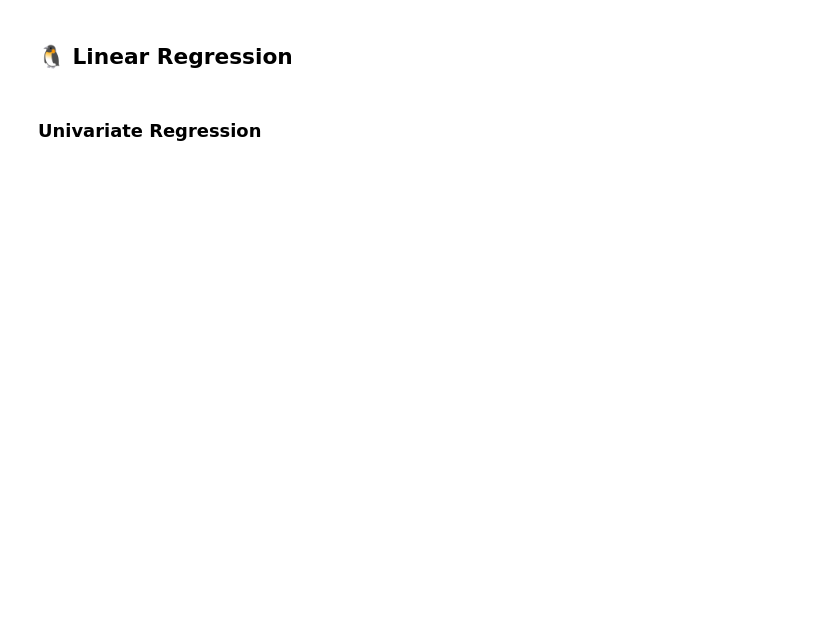
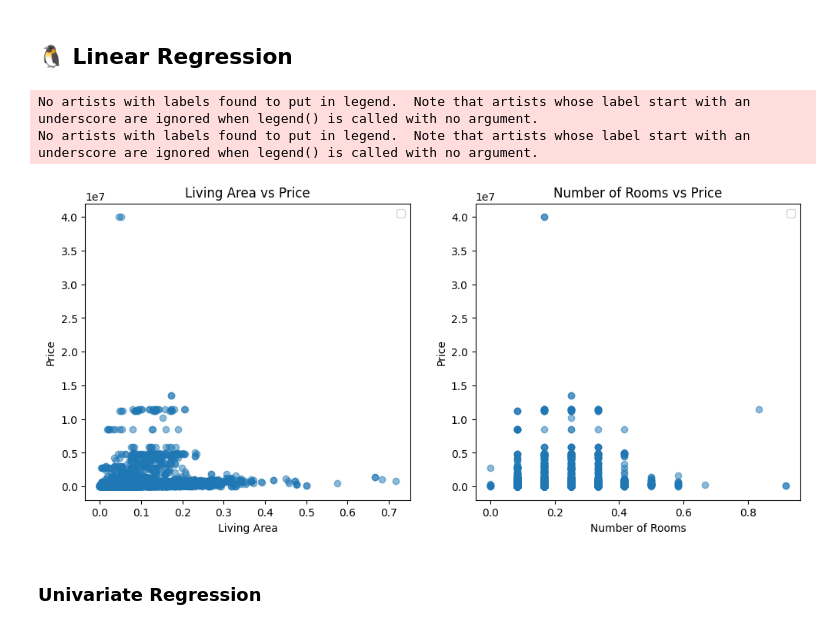
Before and after one commit to qadnguyen/realdata, a Jupyter notebook: notebooks/notebook_daniela.ipynb, the cells around one changed output. Drawn from its saved outputs; the diff is of its cells as text; code cells hidden in the pictures; blank space fills up the shorter version.

```diff
--- a/notebooks/notebook_daniela.ipynb
+++ b/notebooks/notebook_daniela.ipynb
@@ -657,4 +732,31 @@ sns.heatmap(
 # %% [markdown]
 ## 🐧 Linear Regression
+# %%
+import matplotlib.pyplot as plt
+
+fig, axs = plt.subplots(1, 2, figsize=(12, 5))  # 1 row, 2 columns
+
+filtered_data = data[data['ohe__property_type_Appartement'] == 1] #Apartment
+filtered_data2 = filtered_data[filtered_data['built'] == 1] #Apartments that are built
+
+# Plot Living area vs Sale price
+axs[0].scatter(filtered_data2['living_area_scaled'], filtered_data2['price'], alpha = 0.5)
+axs[0].set_title('Living Area vs Price')
+axs[0].set_ylabel('Price')
+axs[0].set_xlabel('Living Area')
+axs[0].legend()
+
+# Plot Number of rooms vs Sale price
+axs[1].scatter(filtered_data2['number_of_rooms_scaled'], filtered_data2['price'], alpha = 0.5)
+axs[1].set_title('Number of Rooms vs Price')
+axs[1].set_ylabel('Price')
+axs[1].set_xlabel('Number of Rooms')
+axs[1].legend()
+
+plt.show()
+# %% [output]
+No artists with labels found to put in legend.  Note that artists whose label start with an underscore are ignored when legend() is called with no argument.
+No artists with labels found to put in legend.  Note that artists whose label start with an underscore are ignored when legend() is called with no argument.
+[figure, added]
 # %% [markdown]
 ### Univariate Regression
```
Also changed, not shown: parts of 42 cells of this notebook.
